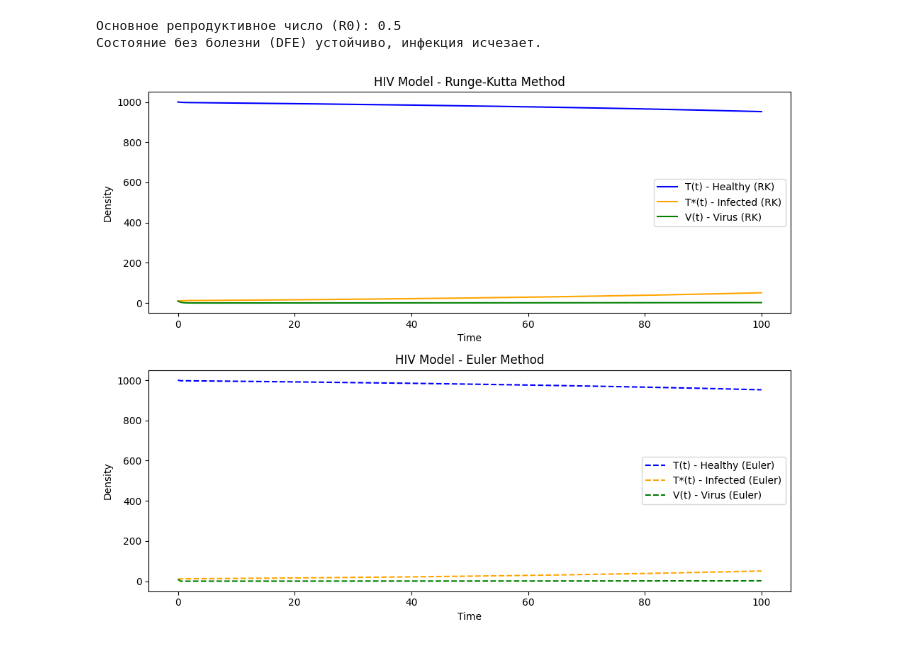
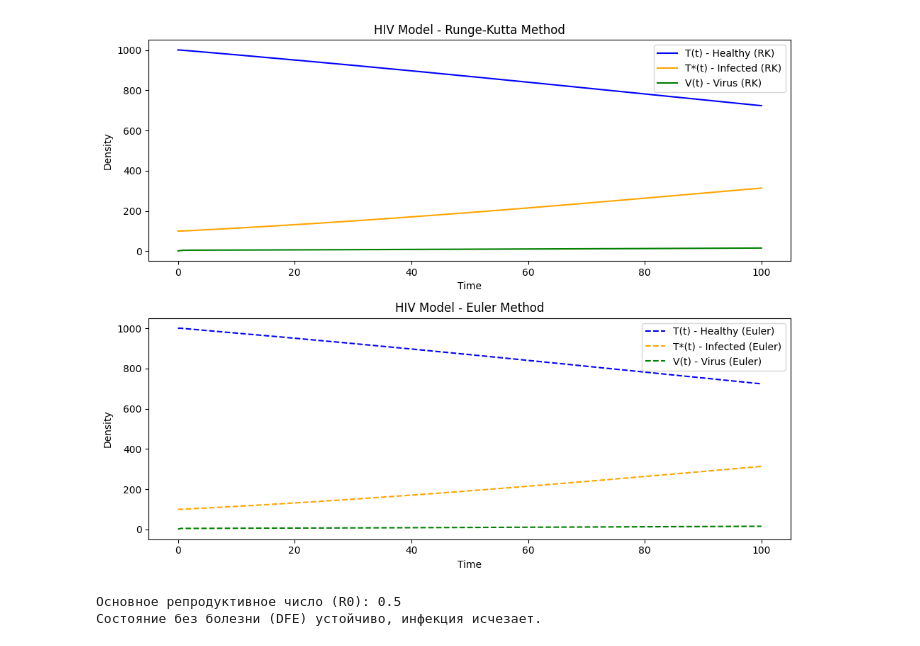
Before and after one commit to aidarsanat/Maths-and-Bio, a Jupyter notebook: task6.ipynb, the cells around one changed output. Drawn from its saved outputs; the diff is of its cells as text; code cells hidden in the pictures.

```diff
--- a/task6.ipynb
+++ b/task6.ipynb
@@ -1,25 +1,3 @@
-# %%
-A = 2
-b = 0.0005
-g = 0.1
-mu = 0.01
-mu_star = 0.01
-nu = 2
-
-# Расчет основного репродуктивного числа R0
-R0 = (A * b * g) / (mu * mu_star * nu)
-
-# Вывод результата
-print(f"Основное репродуктивное число (R0): {R0}")
-
-# Анализ устойчивости
-if R0 < 1:
-    print("Состояние без болезни (DFE) устойчиво, инфекция исчезает.")
-else:
-    print("Состояние без болезни неустойчиво, инфекция распространяется.")
-# %% [output]
-Основное репродуктивное число (R0): 0.5
-Состояние без болезни (DFE) устойчиво, инфекция исчезает.
 # %%
 import numpy as np
 import matplotlib.pyplot as plt
@@ -33,8 +11,8 @@ nu = 2       # Скорость гибели вирусов
 
 # Начальные условия
 T0 = 1000    # Здоровые клетки
-T_star0 = 10  # Инфицированные клетки
-V0 = 10       # Вирусы
+T_star0 =100  # Инфицированные клетки
+V0 = 1       # Вирусы
 initial_conditions = [T0, T_star0, V0]
 
 # Время моделирования
@@ -63,31 +41,53 @@ def euler_method(f, y0, t):
 
 # Решение методом Эйлера
 euler_solution = euler_method(hiv_model, initial_conditions, t_eval)
 
 # Построение графиков
 plt.figure(figsize=(10, 8))
 
 # График для T(t), T*(t), и V(t) - Рунге-Кутта
 plt.subplot(2, 1, 1)
 plt.plot(rk_solution.t, rk_solution.y[0], label='T(t) - Healthy (RK)', color='blue')
 plt.plot(rk_solution.t, rk_solution.y[1], label='T*(t) - Infected (RK)', color='orange')
 plt.plot(rk_solution.t, rk_solution.y[2], label='V(t) - Virus (RK)', color='green')
 plt.title('HIV Model - Runge-Kutta Method')
 plt.xlabel('Time')
 plt.ylabel('Density')
 plt.legend()
 
 # График для T(t), T*(t), и V(t) - Эйлер
 plt.subplot(2, 1, 2)
 plt.plot(t_eval, euler_solution[:, 0], label='T(t) - Healthy (Euler)', color='blue', linestyle='dashed')
 plt.plot(t_eval, euler_solution[:, 1], label='T*(t) - Infected (Euler)', color='orange', linestyle='dashed')
 plt.plot(t_eval, euler_solution[:, 2], label='V(t) - Virus (Euler)', color='green', linestyle='dashed')
 plt.title('HIV Model - Euler Method')
 plt.xlabel('Time')
 plt.ylabel('Density')
 plt.legend()
 
 plt.tight_layout()
 plt.show()
 # %% [output]
-[figure, old version]
+[figure, new version]
+# %%
+A = 2
+b = 0.0005
+g = 0.1
+mu = 0.01
+mu_star = 0.01
+nu = 2
+
+# Расчет основного репродуктивного числа R0
+R0 = (A * b * g) / (mu * mu_star * nu)
+
+# Вывод результата
+print(f"Основное репродуктивное число (R0): {R0}")
+
+# Анализ устойчивости
+if R0 < 1:
+    print("Состояние без болезни (DFE) устойчиво, инфекция исчезает.")
+else:
+    print("Состояние без болезни неустойчиво, инфекция распространяется.")
+# %% [output]
+Основное репродуктивное число (R0): 0.5
+Состояние без болезни (DFE) устойчиво, инфекция исчезает.
```
